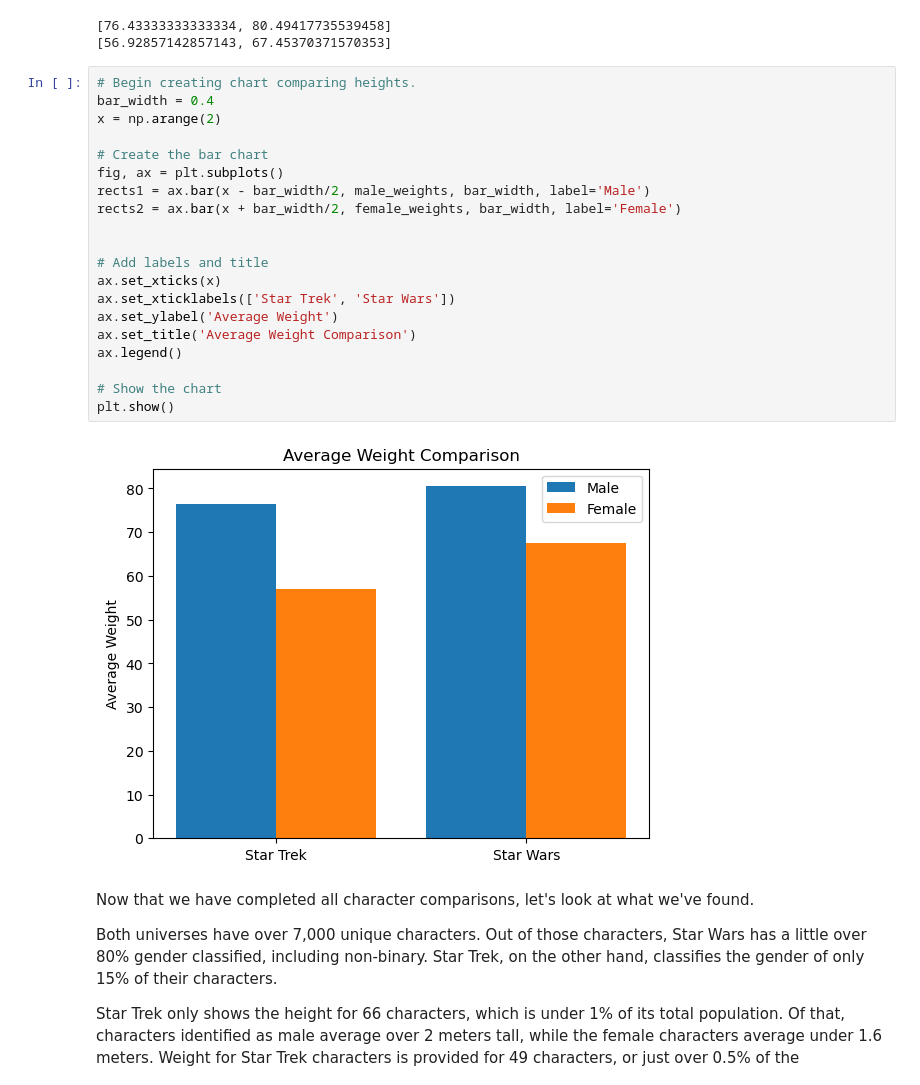
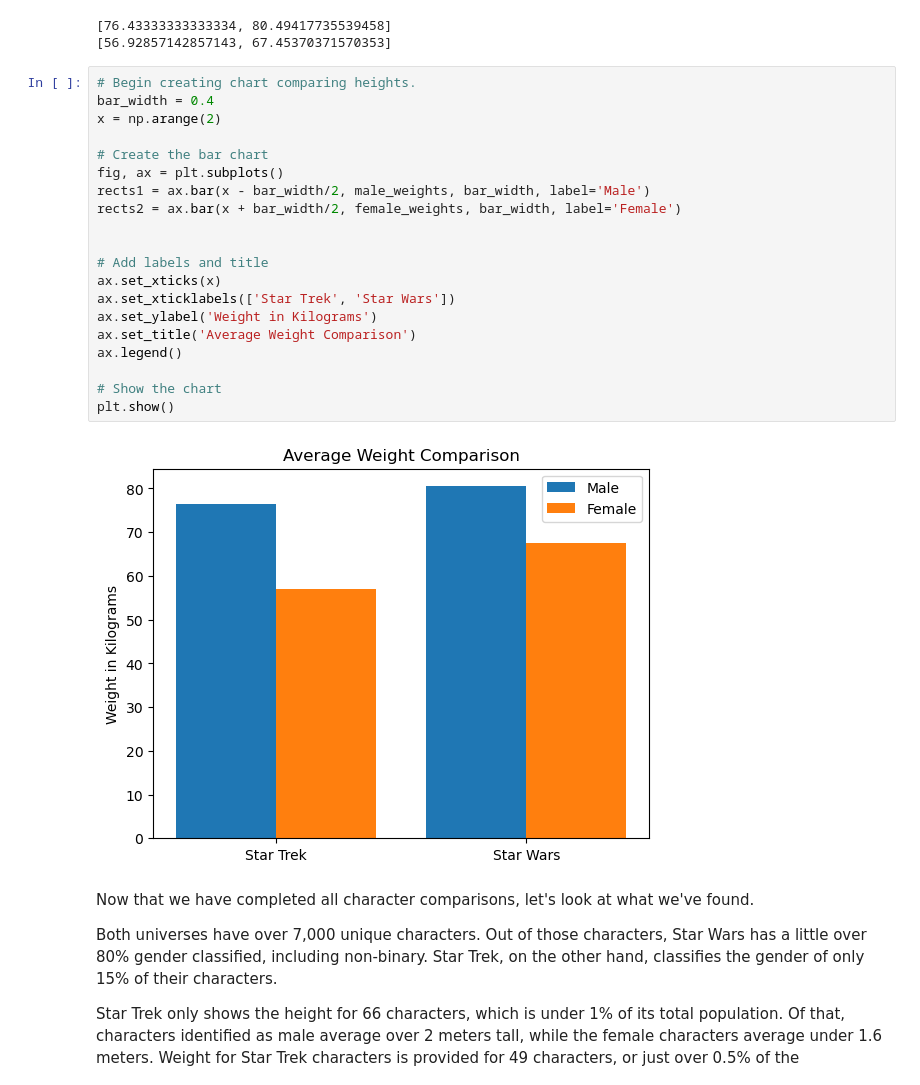
Before and after one commit to wesiswes629/wookiestapi, a Jupyter notebook: notebooks/all_characters.ipynb, the cells around one changed output. Cells and saved outputs as stored; diff of their text form.

```diff
--- a/notebooks/all_characters.ipynb
+++ b/notebooks/all_characters.ipynb
@@ -497,25 +497,25 @@ print(female_weights)
 # %%
 # Begin creating chart comparing heights.
 bar_width = 0.4
 x = np.arange(2)
 
 # Create the bar chart
 fig, ax = plt.subplots()
 rects1 = ax.bar(x - bar_width/2, male_weights, bar_width, label='Male')
 rects2 = ax.bar(x + bar_width/2, female_weights, bar_width, label='Female')
 
 
 # Add labels and title
 ax.set_xticks(x)
 ax.set_xticklabels(['Star Trek', 'Star Wars'])
-ax.set_ylabel('Average Weight')
+ax.set_ylabel('Weight in Kilograms')
 ax.set_title('Average Weight Comparison')
 ax.legend()
 
 # Show the chart
 plt.show()
 # %% [output]
-[figure, old version]
+[figure, new version]
 # %% [markdown]
 Now that we have completed all character comparisons, let's look at what we've found.
 
```
Also changed, not shown: parts of 10 cells of this notebook, 11 other files.
